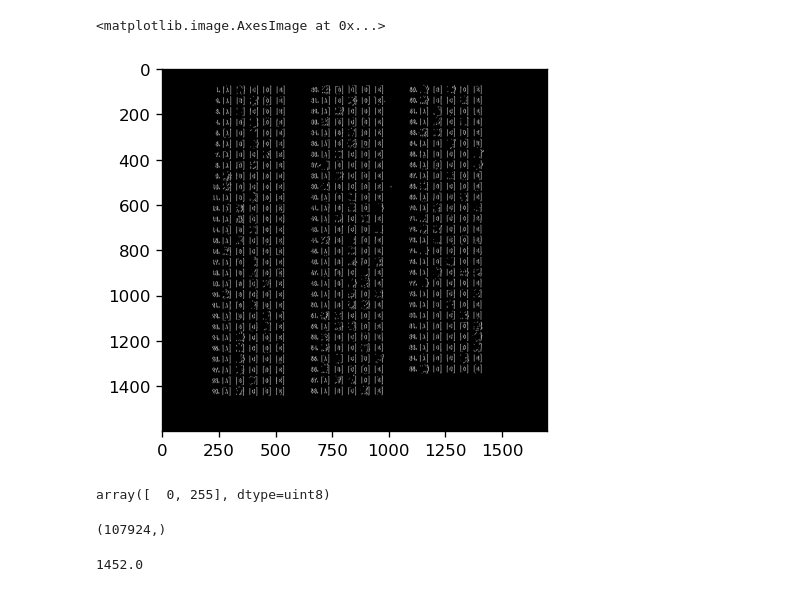
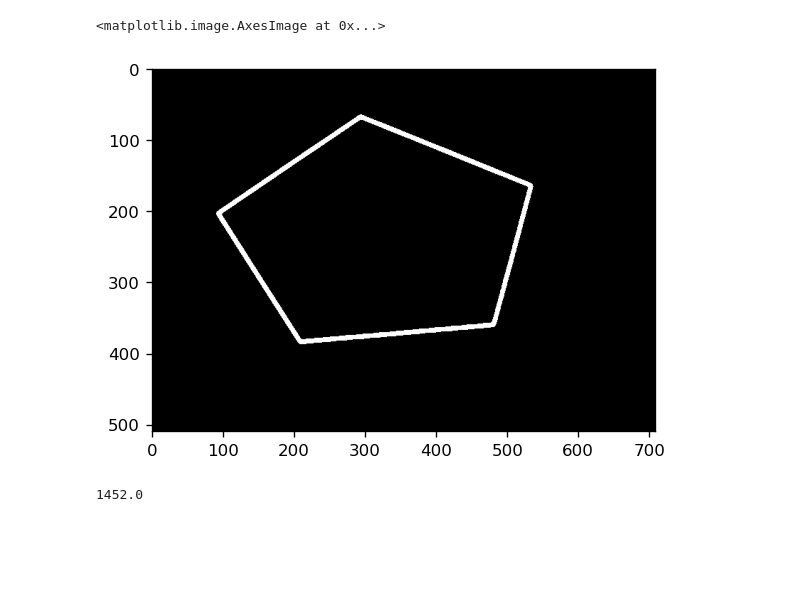
Before and after one commit to Bryantcornwell/CV-auto-grader, a Jupyter notebook: deepak/hough_lines_from_scratch.ipynb, the cells around one changed output. Drawn from its saved outputs; the diff is of its cells as text; code cells hidden in the pictures; blank space fills up the shorter version.

```diff
--- a/deepak/hough_lines_from_scratch.ipynb
+++ b/deepak/hough_lines_from_scratch.ipynb
@@ -10,26 +10,18 @@ import numpy as np
 import cv2
 import time
 # %%
-im = cv2.imread('../test-images/a-3.jpg')
+im = cv2.imread('test_houghlines.png')
 gray = cv2.cvtColor(im, cv2.COLOR_BGR2GRAY)
-blurred = cv2.GaussianBlur(gray, (5,5), 0)[600:,:]
+blurred = cv2.GaussianBlur(gray, (5,5), 0)
 (T, threshinv) = cv2.threshold(blurred, 200, 255, cv2.THRESH_BINARY_INV)
 
-sobel_kernel = np.array([[1,2,1],[0,0,0],[-1,-2,-1]]).T
-pf = cv2.filter2D(src=threshinv, ddepth=-1, kernel=sobel_kernel)
+# sobel_kernel = np.array([[1,2,1],[0,0,0],[-1,-2,-1]]).T
+# pf = cv2.filter2D(src=threshinv, ddepth=-1, kernel=sobel_kernel)
 
-plt.imshow(pf, cmap='gray')
+plt.imshow(threshinv, cmap='gray')
 # %% [output]
 <matplotlib.image.AxesImage at 0x...>
-[figure, old version]
+[figure, new version]
-# %%
-np.unique(pf.flatten())
-# %% [output]
-array([  0, 255], dtype=uint8)
-# %%
-np.nonzero(pf)[0].shape
-# %% [output]
-(107924,)
 # %%
 d = np.linalg.norm(p2-p1)
 points = p1.reshape(2,1) + (np.linspace(0,d)*((p2-p1)/d).reshape(2,1))
```
Also changed, not shown: parts of 3 cells of this notebook, 8 other files.
